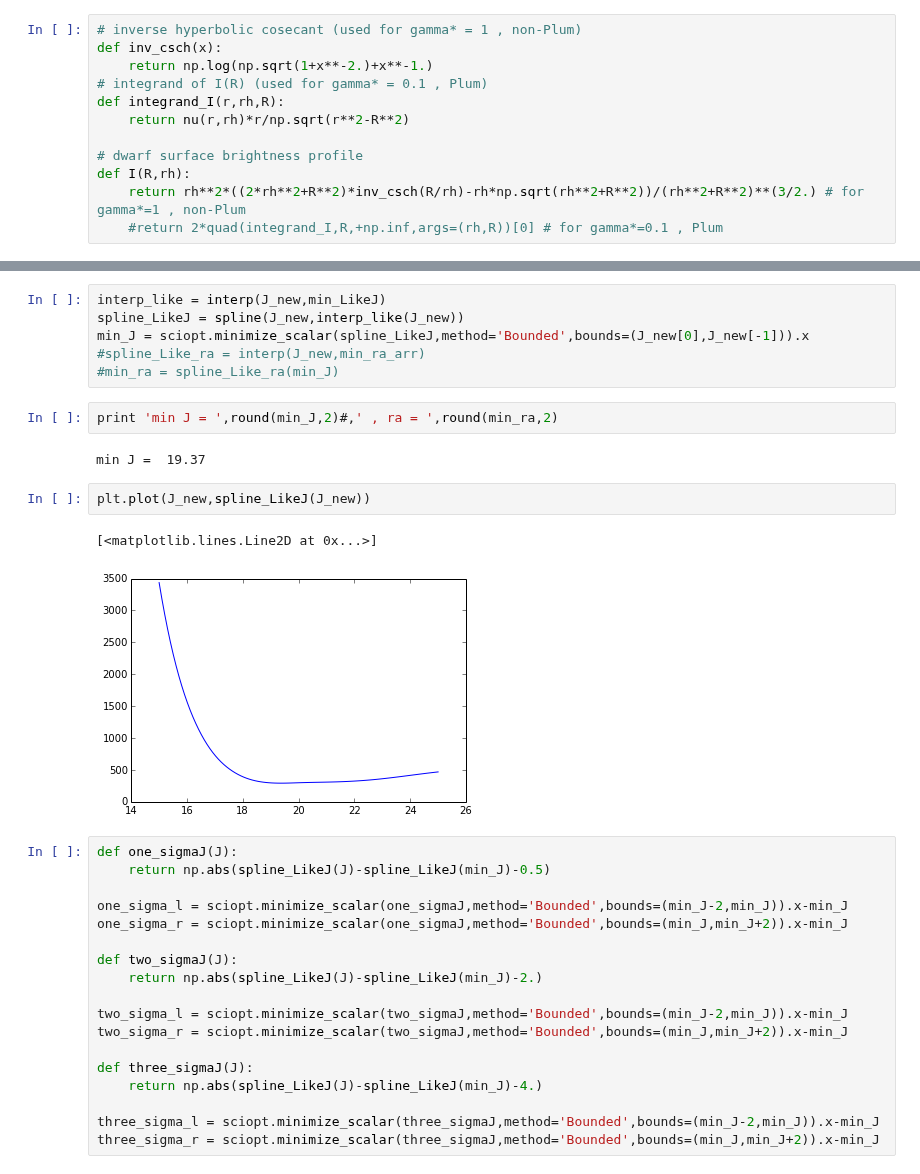
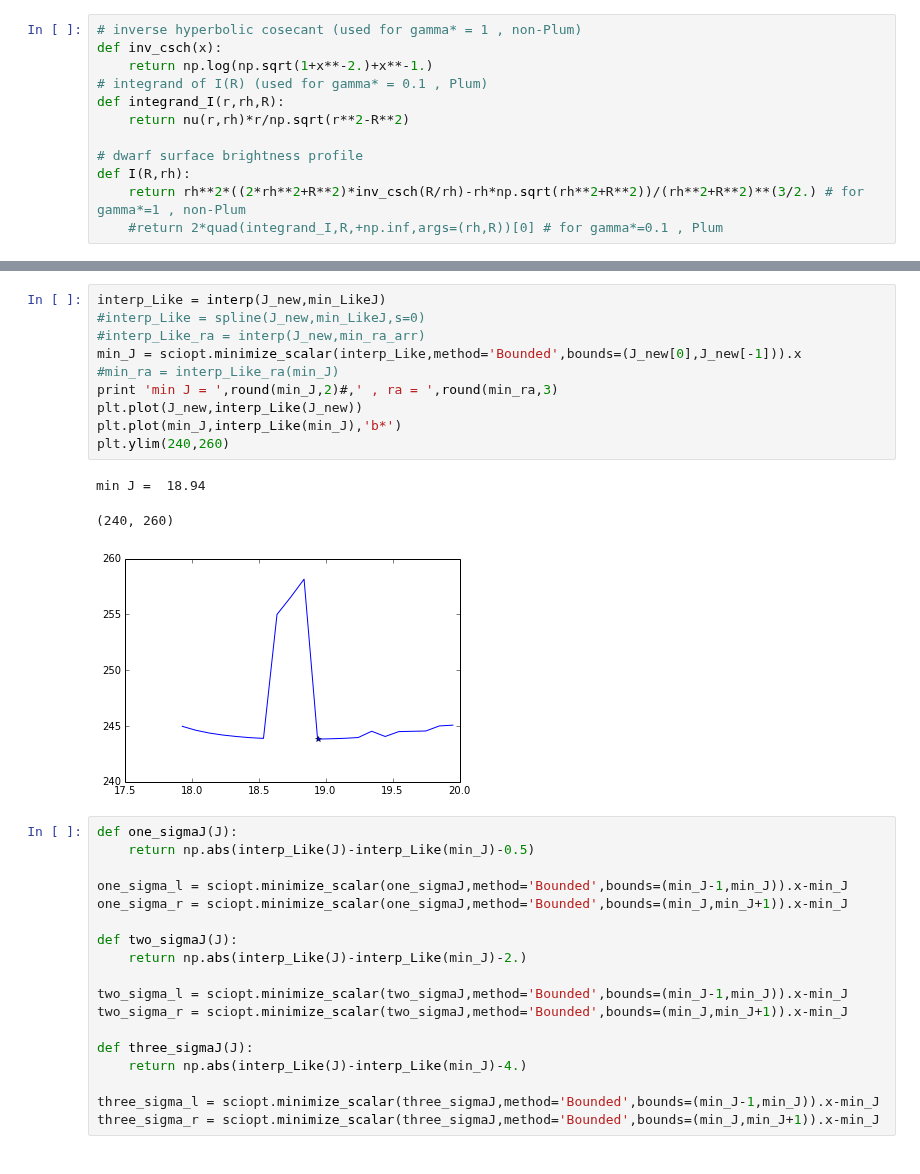
Before and after one commit to achiappo/FRESKA, a Jupyter notebook: simulationOM.ipynb, the cells around one changed output, grey strips where cells are left out. Drawn from its saved outputs; the diff is of its cells as text.

```diff
--- a/simulationOM.ipynb
+++ b/simulationOM.ipynb
@@ -262,36 +187,35 @@ for J in J_array:                                                # scan over an
 # %%
-interp_like = interp(J_new,min_LikeJ)
-spline_LikeJ = spline(J_new,interp_like(J_new))
-min_J = sciopt.minimize_scalar(spline_LikeJ,method='Bounded',bounds=(J_new[0],J_new[-1])).x
-#spline_Like_ra = interp(J_new,min_ra_arr)
-#min_ra = spline_Like_ra(min_J)
+interp_Like = interp(J_new,min_LikeJ)
+#interp_Like = spline(J_new,min_LikeJ,s=0)
+#interp_Like_ra = interp(J_new,min_ra_arr)
+min_J = sciopt.minimize_scalar(interp_Like,method='Bounded',bounds=(J_new[0],J_new[-1])).x
+#min_ra = interp_Like_ra(min_J)
+print 'min J = ',round(min_J,2)#,' , ra = ',round(min_ra,3)
+plt.plot(J_new,interp_Like(J_new))
+plt.plot(min_J,interp_Like(min_J),'b*')
+plt.ylim(240,260)
+# %% [output]
+min J =  18.94
+(240, 260)
+[figure, added]
-# %%
-print 'min J = ',round(min_J,2)#,' , ra = ',round(min_ra,2)
-# %% [output]
-min J =  19.37
-# %%
-plt.plot(J_new,spline_LikeJ(J_new))
-# %% [output]
-[<matplotlib.lines.Line2D at 0x...>]
-[figure, removed]
 # %%
 def one_sigmaJ(J):
-    return np.abs(spline_LikeJ(J)-spline_LikeJ(min_J)-0.5)
+    return np.abs(interp_Like(J)-interp_Like(min_J)-0.5)
 
-one_sigma_l = sciopt.minimize_scalar(one_sigmaJ,method='Bounded',bounds=(min_J-2,min_J)).x-min_J
-one_sigma_r = sciopt.minimize_scalar(one_sigmaJ,method='Bounded',bounds=(min_J,min_J+2)).x-min_J
+one_sigma_l = sciopt.minimize_scalar(one_sigmaJ,method='Bounded',bounds=(min_J-1,min_J)).x-min_J
+one_sigma_r = sciopt.minimize_scalar(one_sigmaJ,method='Bounded',bounds=(min_J,min_J+1)).x-min_J
 
 def two_sigmaJ(J):
-    return np.abs(spline_LikeJ(J)-spline_LikeJ(min_J)-2.)
+    return np.abs(interp_Like(J)-interp_Like(min_J)-2.)
 
-two_sigma_l = sciopt.minimize_scalar(two_sigmaJ,method='Bounded',bounds=(min_J-2,min_J)).x-min_J
-two_sigma_r = sciopt.minimize_scalar(two_sigmaJ,method='Bounded',bounds=(min_J,min_J+2)).x-min_J
+two_sigma_l = sciopt.minimize_scalar(two_sigmaJ,method='Bounded',bounds=(min_J-1,min_J)).x-min_J
+two_sigma_r = sciopt.minimize_scalar(two_sigmaJ,method='Bounded',bounds=(min_J,min_J+1)).x-min_J
 
 def three_sigmaJ(J):
-    return np.abs(spline_LikeJ(J)-spline_LikeJ(min_J)-4.)
+    return np.abs(interp_Like(J)-interp_Like(min_J)-4.)
 
-three_sigma_l = sciopt.minimize_scalar(three_sigmaJ,method='Bounded',bounds=(min_J-2,min_J)).x-min_J
-three_sigma_r = sciopt.minimize_scalar(three_sigmaJ,method='Bounded',bounds=(min_J,min_J+2)).x-min_J
+three_sigma_l = sciopt.minimize_scalar(three_sigmaJ,method='Bounded',bounds=(min_J-1,min_J)).x-min_J
+three_sigma_r = sciopt.minimize_scalar(three_sigmaJ,method='Bounded',bounds=(min_J,min_J+1)).x-min_J
 # %%
 print round(min_J,2),round(one_sigma_l,2),round(one_sigma_r,2),round(two_sigma_l,2),\
 round(two_sigma_r,2),round(three_sigma_l,2),round(three_sigma_r,2)
```
Also changed, not shown: parts of 16 cells of this notebook.
